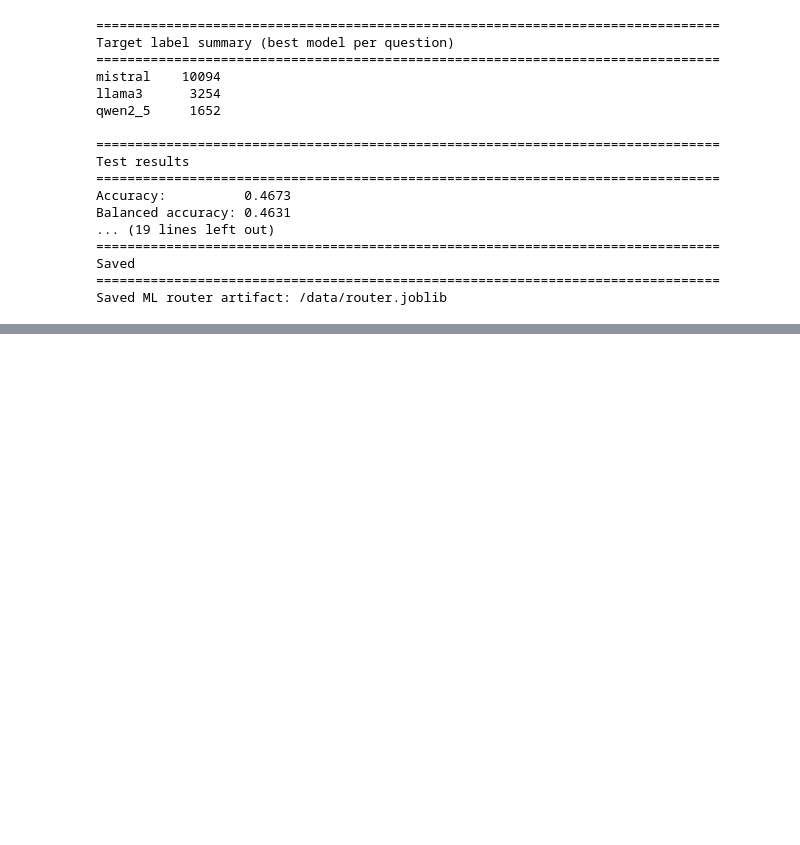
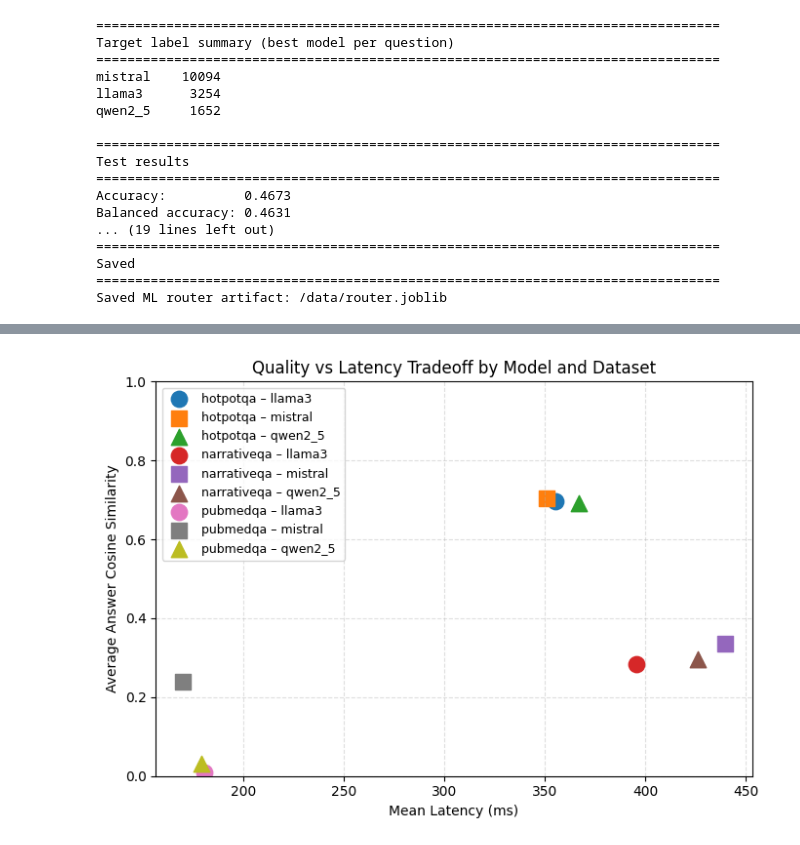
Before and after one commit to deshanshehntha/Milestone-2, a Jupyter notebook: SwitcherML.ipynb, the cells around one changed output, grey strips where cells are left out. Saved outputs shown, nothing was run; the diff lists cells and outputs as text; code cells hidden in the pictures; blank space fills up the shorter version.

```diff
--- a/SwitcherML.ipynb
+++ b/SwitcherML.ipynb
@@ -1682,0 +1760,57 @@ Saved ML router artifact: /data/router.joblib
+# %%
+import pandas as pd
+import matplotlib.pyplot as plt
+
+# Load data
+hotpot = pd.read_csv("./hotpot.csv")
+narrative = pd.read_csv("./narrative.csv")
+pubmed = pd.read_csv("./pubmed.csv")
+
+df = pd.concat([hotpot, narrative, pubmed], ignore_index=True)
+
+# Aggregate metrics
+agg = (
+    df.groupby(["dataset", "model"])
+      .agg(
+          mean_cosine=("answer_cosine_sim", "mean"),
+          mean_latency=("client_elapsed_ms", "mean"),
+      )
+      .reset_index()
+)
+
+# Marker per model
+model_markers = {
+    "llama3": "o",
+    "mistral": "s",
+    "qwen2_5": "^",
+}
+
+plt.figure(figsize=(7, 5))
+
+for dataset in agg["dataset"].unique():
+    for model, marker in model_markers.items():
+        subset = agg[(agg["dataset"] == dataset) & (agg["model"] == model)]
+        if not subset.empty:
+            plt.scatter(
+                subset["mean_latency"],
+                subset["mean_cosine"],
+                marker=marker,
+                s=140,
+                label=f"{dataset} – {model}"
+            )
+
+plt.title("Quality vs Latency Tradeoff by Model and Dataset")
+plt.xlabel("Mean Latency (ms)")
+plt.ylabel("Average Answer Cosine Similarity")
+plt.ylim(0, 1)
+
+# Deduplicate legend entries
+handles, labels = plt.gca().get_legend_handles_labels()
+by_label = dict(zip(labels, handles))
+plt.legend(by_label.values(), by_label.keys(), fontsize=9)
+
+plt.grid(True, linestyle="--", alpha=0.4)
+plt.tight_layout()
+plt.show()
+# %% [output]
+[figure, added]
```
Also changed, not shown: parts of 11 cells of this notebook, 12 other files.
